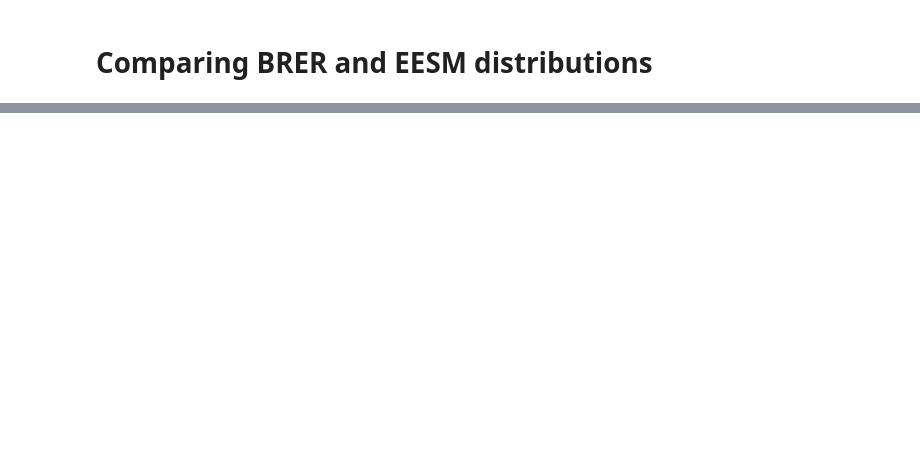
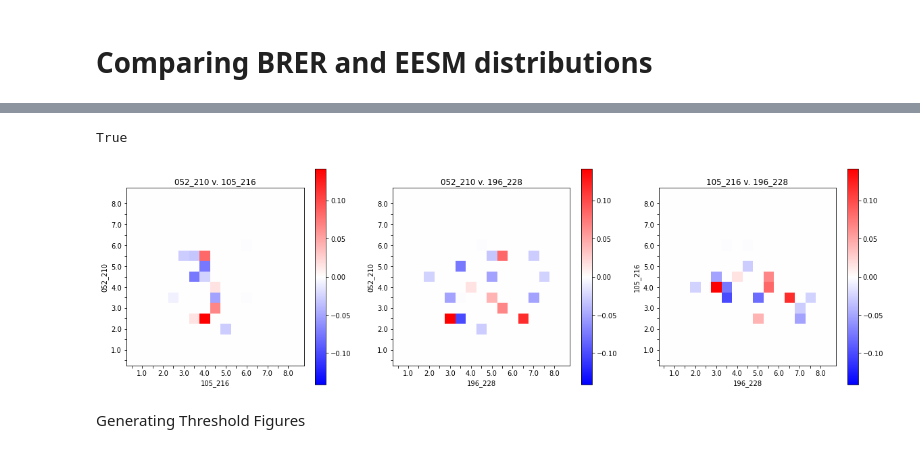
Before and after one commit to EmilyBoland/Syntaxin-EESM-Analysis, a Jupyter notebook: Cleaned_work_analysis_with_thresholding.ipynb, the cells around one changed output, grey strips where cells are left out. Drawn from its saved outputs; the diff is of its cells as text; code cells hidden in the pictures; blank space fills up the shorter version.

```diff
--- a/Cleaned_work_analysis_with_thresholding.ipynb
+++ b/Cleaned_work_analysis_with_thresholding.ipynb
@@ -438,0 +417,11 @@ KeyboardInterrupt: ignored
+# %%
+diffs = np.subtract(sim_data_by_run[1], simdata)
+diff2D = waf.twoD_sum(diffs)
+waf.make_map(diff2D, colorchoice = "bwr")
+
+# plt.savefig("Sim1_SimFinal_Difference.pdf")
+# %% [output]
+True
+[figure, added]
+# %% [markdown]
+Generating Threshold Figures
```
Also changed, not shown: parts of 27 cells of this notebook.
